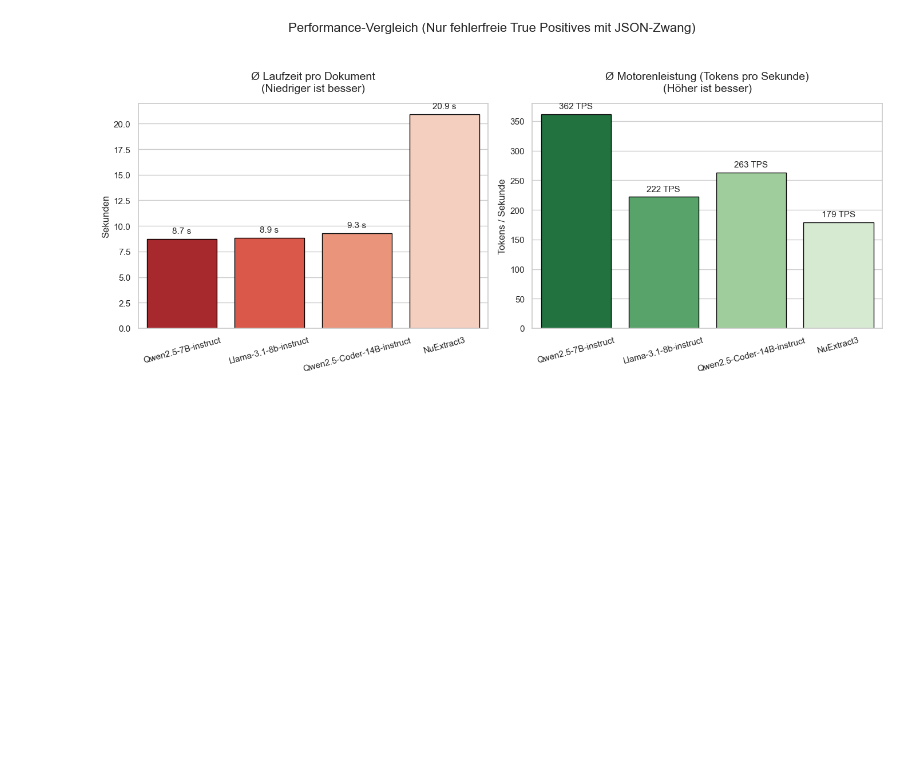
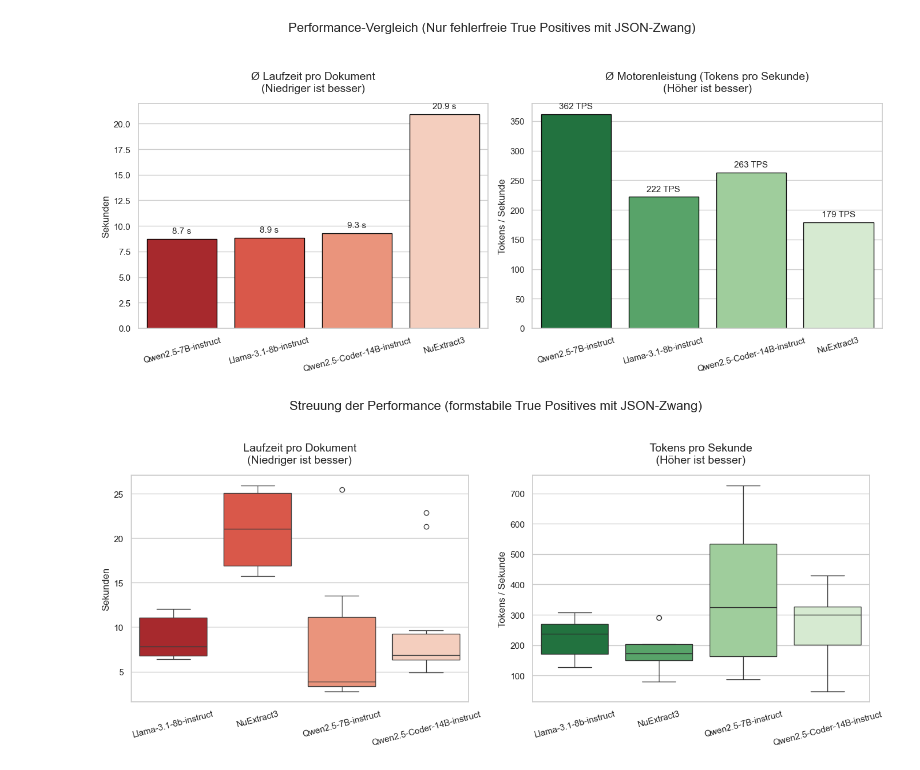
Before and after one commit to ossj-dev/wv_prototyp, a Jupyter notebook: study/auswertung_study_01.ipynb, the cells around one changed output. Cells and saved outputs as stored; diff of their text form; code cells hidden in the pictures; blank space fills up the shorter version.

```diff
--- a/study/auswertung_study_01.ipynb
+++ b/study/auswertung_study_01.ipynb
@@ -618,3 +618,47 @@ Passing `palette` without assigning `hue` is deprecated and will be removed in v
 
   sns.barplot(
 [figure]
+# %%
+# ==========================================
+# Boxplots: Laufzeit und Tokens pro Sekunde
+# ==========================================
+# Verteilungen der formstabilen True Positives mit aktiviertem JSON-Zwang
+sns.set_theme(style="whitegrid")
+fig, axes = plt.subplots(1, 2, figsize=(14, 6))
+
+# --- Linker Boxplot: Laufzeit (Niedriger ist besser) ---
+sns.boxplot(
+    data=df_fair,
+    x='Modell',
+    y='Laufzeit_in_s',
+    hue='Modell',
+    palette='Reds_r',
+    legend=False,
+    ax=axes[0]
+ )
+axes[0].set_title('Laufzeit pro Dokument\n(Niedriger ist besser)', fontsize=14, pad=15)
+axes[0].set_ylabel('Sekunden', fontsize=12)
+axes[0].set_xlabel('')
+axes[0].tick_params(axis='x', rotation=15)
+
+# --- Rechter Boxplot: Tokens pro Sekunde (Höher ist besser) ---
+sns.boxplot(
+    data=df_fair,
+    x='Modell',
+    y='Tokens_per_Second',
+    hue='Modell',
+    palette='Greens_r',
+    legend=False,
+    ax=axes[1]
+ )
+axes[1].set_title('Tokens pro Sekunde\n(Höher ist besser)', fontsize=14, pad=15)
+axes[1].set_ylabel('Tokens / Sekunde', fontsize=12)
+axes[1].set_xlabel('')
+axes[1].tick_params(axis='x', rotation=15)
+
+plt.suptitle('Streuung der Performance (formstabile True Positives mit JSON-Zwang)', fontsize=16, y=1.03)
+plt.tight_layout()
+plt.savefig("Performance_Boxplots.pdf", format="pdf", bbox_inches="tight")
+plt.show()
+# %% [output]
+[figure, added]
```
Also changed, not shown: parts of 2 cells of this notebook.
